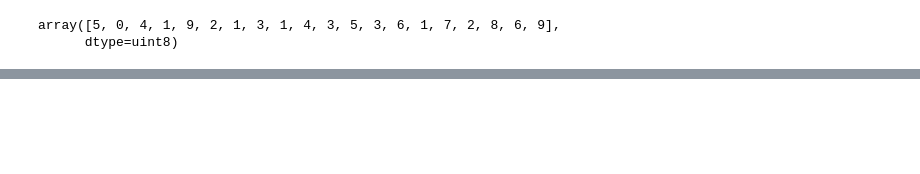
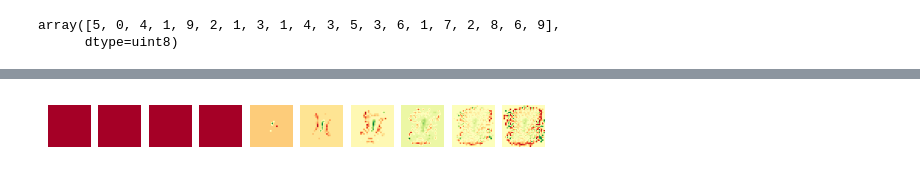
Before and after one commit to wltrimbl/uchicago-data221, a Jupyter notebook: notebooks/MNIST-REGULARIZE-ROC.ipynb, the cells around one changed output, grey strips where cells are left out. Cells and saved outputs as stored; diff of their text form; code cells hidden in the pictures; blank space fills up the shorter version.

```diff
--- a/notebooks/MNIST-REGULARIZE-ROC.ipynb
+++ b/notebooks/MNIST-REGULARIZE-ROC.ipynb
@@ -136,8 +264,12 @@ plt.ylabel("Accuracy on holdout set")
 # %%
+fits=fits_l1
 for i in range(len(fits)):
     plt.subplot(1, len(fits), i+1)
     plt.imshow(fits_l1[i].coef_[1,:].reshape((28,28)), cmap="RdYlGn")
+   # plt.title("C = {:d}".format(crange2))
     plt.axis("off")
+# %% [output]
+[figure, added]
 # %%
 plt.subplot(1,3,1)
 plt.imshow(fits_l1[3].coef_[1,:].reshape((28,28)), cmap="RdYlGn")
```
Also changed, not shown: parts of 43 cells of this notebook, 3 other files.
